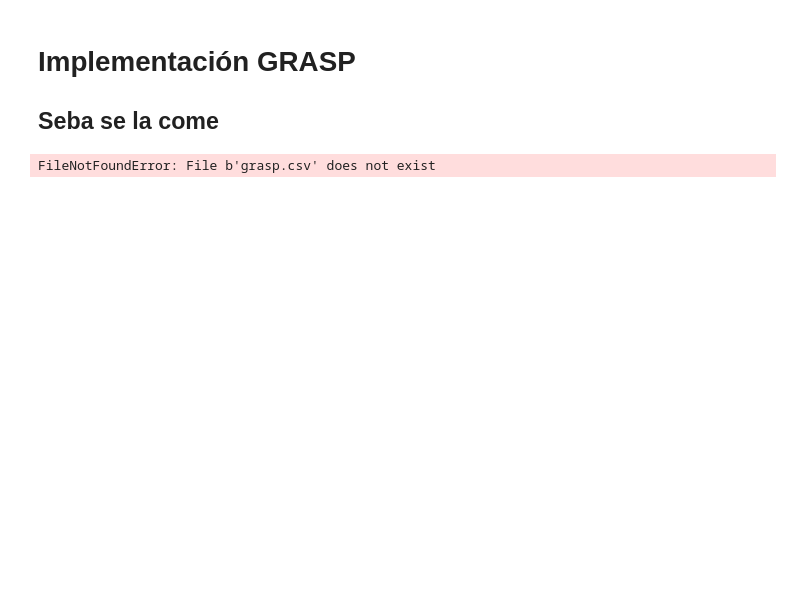
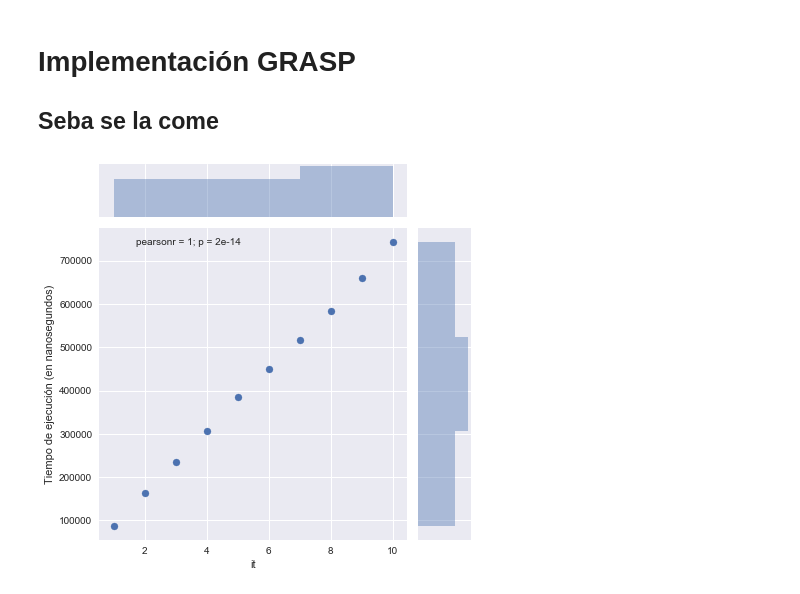
Before and after one commit to ZebaSz/algo3-tp3, a Jupyter notebook: informe/data/Algo3-TP3.ipynb, the cells around one changed output. Cells and saved outputs as stored; diff of their text form; code cells hidden in the pictures; blank space fills up the shorter version.

```diff
--- a/informe/data/Algo3-TP3.ipynb
+++ b/informe/data/Algo3-TP3.ipynb
@@ -87,8 +84,22 @@ plt.show()
 # %% [markdown]
 # Implementación GRASP
 ## Seba se la come
-# %%
-dfGrasp = pd.read_csv('grasp.csv')
-dfGrasp = dfGrasp.groupby([n, m]).min().reset_index()
-# %% [output]
-FileNotFoundError: File b'grasp.csv' does not exist
+# %%
+dfGraspIt = pd.read_csv('grasp-it.csv')
+dfGraspIt = dfGraspIt.groupby([n, m, "p", "it"]).min().reset_index()
+dfGraspP = pd.read_csv('grasp-p.csv')
+dfGraspP = dfGraspP.groupby([n, m, "p", "it"]).min().reset_index()
+dfGrasp = pd.read_csv('grasp.csv')
+dfGrasp = dfGrasp.groupby([n, m, "p", "it"]).min().reset_index()
+# %%
+dfGraspA = dfGraspIt[(dfGraspIt.n == 10) & (dfGraspIt.m == 20)
+                     & (dfGraspIt.p == 0.5) & (dfGraspIt.it > 0)]
+
+g = sns.jointplot(
+    x="it", y=ns, data=dfGraspA
+)
+g.set_axis_labels(xlabel="it", ylabel=tiempo)
+
+plt.show()
+# %% [output]
+[figure, added]
```
Also changed, not shown: parts of 15 cells of this notebook, 8 other files.
